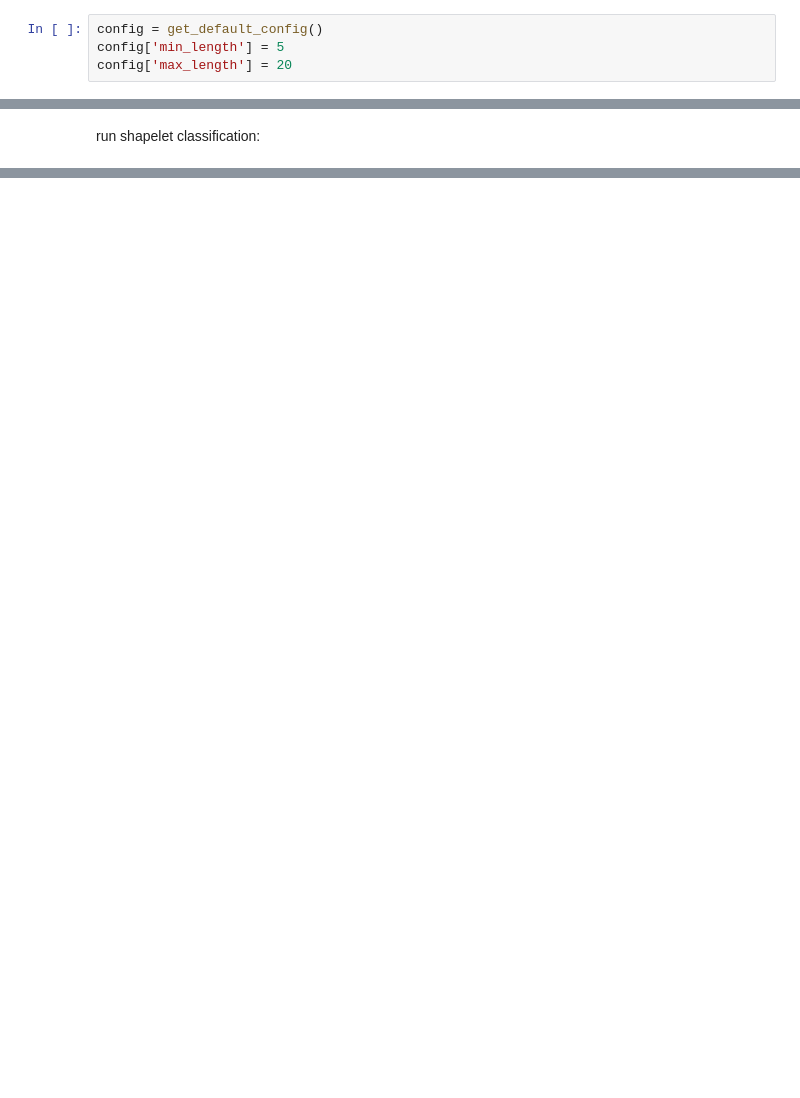
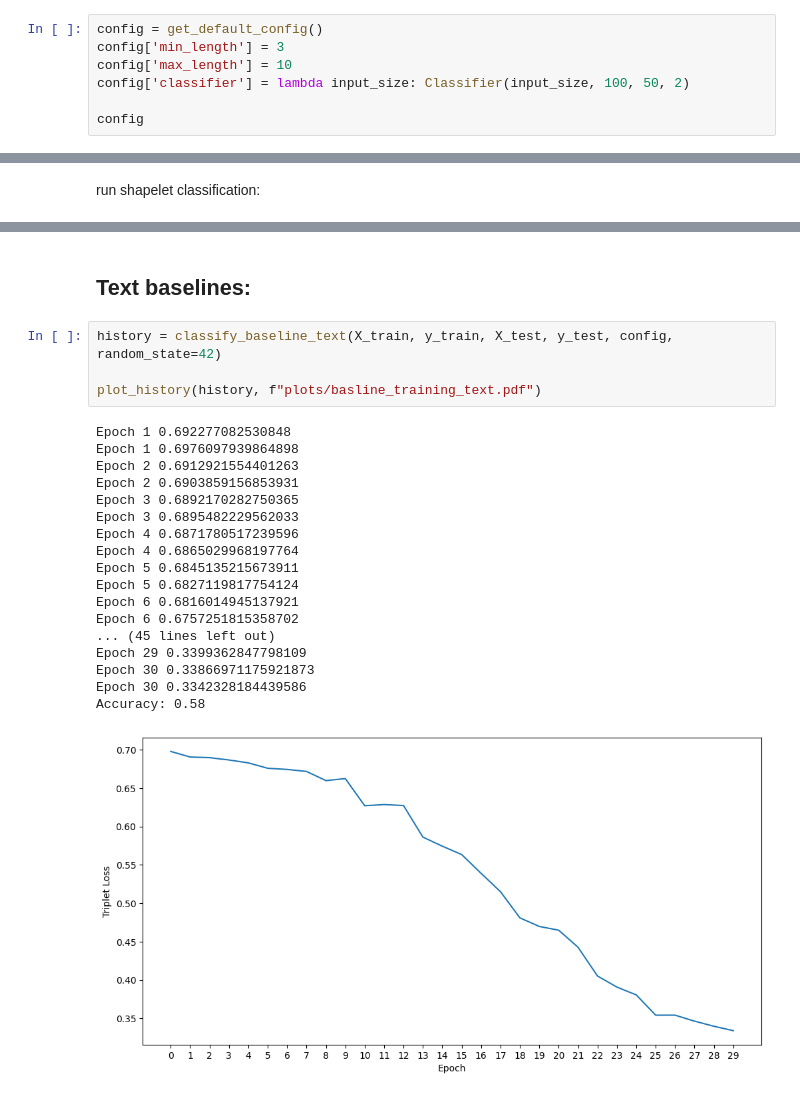
Before and after one commit to shutdownr/shapelets_deep_learning, a Jupyter notebook: test.ipynb, the cells around one changed output, grey strips where cells are left out. Drawn from its saved outputs; the diff is of its cells as text; blank space fills up the shorter version.

```diff
--- a/test.ipynb
+++ b/test.ipynb
@@ -55,5 +62,8 @@ print(X_test.shape)
 load config:
 # %%
 config = get_default_config()
-config['min_length'] = 5
-config['max_length'] = 20
+config['min_length'] = 3
+config['max_length'] = 10
+config['classifier'] = lambda input_size: Classifier(input_size, 100, 50, 2)
+
+config
@@ -81,0 +146,25 @@ Accuracy: 0.52
+# %% [markdown]
+## Text baselines:
+# %%
+history = classify_baseline_text(X_train, y_train, X_test, y_test, config, random_state=42)
+
+plot_history(history, f"plots/basline_training_text.pdf")
+# %% [output]
+Epoch 1 0.692277082530848
+Epoch 1 0.6976097939864898
+Epoch 2 0.6912921554401263
+Epoch 2 0.6903859156853931
+Epoch 3 0.6892170282750365
+Epoch 3 0.6895482229562033
+Epoch 4 0.6871780517239596
+Epoch 4 0.6865029968197764
+Epoch 5 0.6845135215673911
+Epoch 5 0.6827119817754124
+Epoch 6 0.6816014945137921
+Epoch 6 0.6757251815358702
+... (45 lines left out)
+Epoch 29 0.3399362847798109
+Epoch 30 0.33866971175921873
+Epoch 30 0.3342328184439586
+Accuracy: 0.58
+[figure, added]
```
Also changed, not shown: parts of 4 cells of this notebook, 4 other files.
